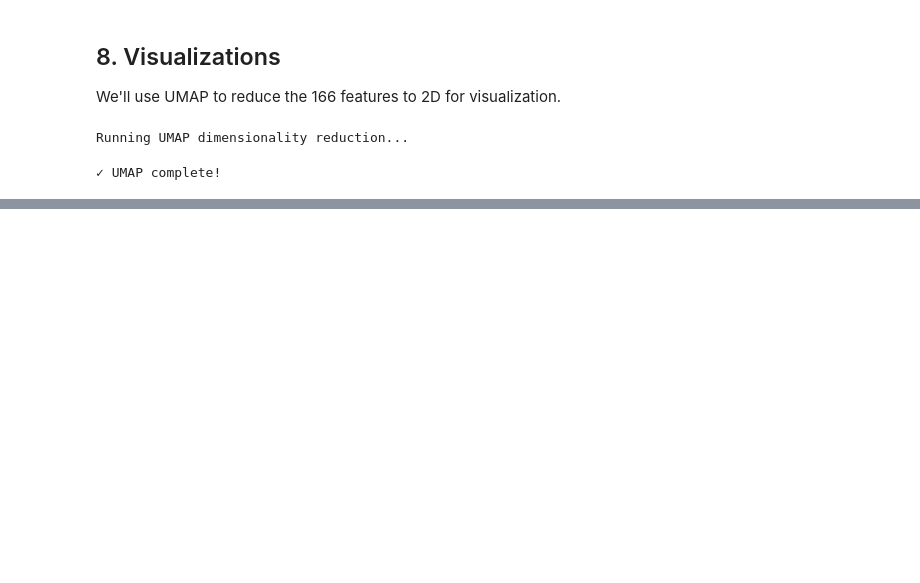
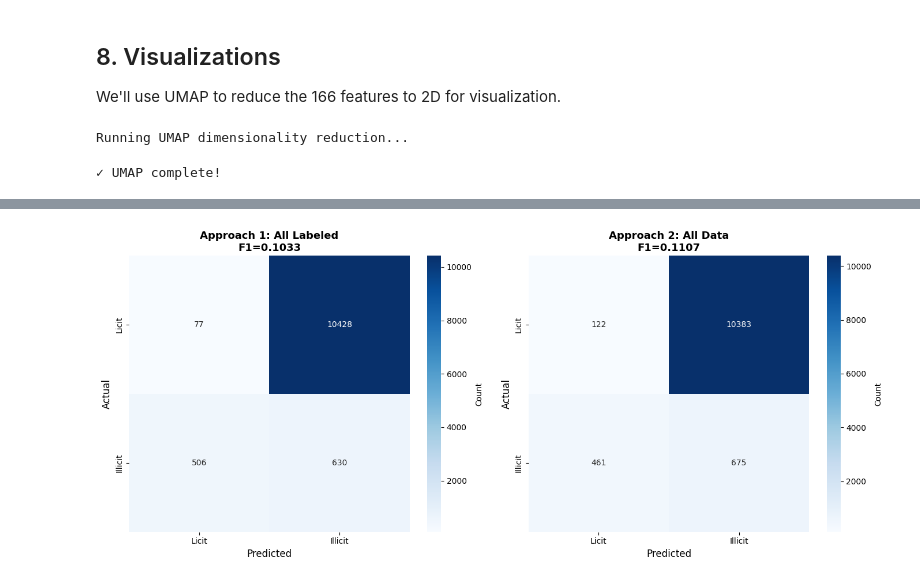
Before and after one commit to JeetG-22/bitcoin-fraud, a Jupyter notebook: notebooks/07_isolation_forest.ipynb, the cells around one changed output, grey strips where cells are left out. Cells and saved outputs as stored; diff of their text form; code cells hidden in the pictures; blank space fills up the shorter version.

```diff
--- a/notebooks/07_isolation_forest.ipynb
+++ b/notebooks/07_isolation_forest.ipynb
@@ -576,0 +625,30 @@ If you're doing this for a class project or research:
+# %%
+# Confusion Matrix Heatmaps with OPTIMIZED predictions
+import seaborn as sns
+
+fig, axes = plt.subplots(1, 2, figsize=(14, 6))
+
+# Approach 1
+sns.heatmap(cm_labeled, annot=True, fmt='d', cmap='Blues',
+            xticklabels=['Licit', 'Illicit'],
+            yticklabels=['Licit', 'Illicit'],
+            cbar_kws={'label': 'Count'}, ax=axes[0])
+axes[0].set_title(f'Approach 1: All Labeled\nF1={metrics_labeled_tuned["f1"]:.4f}',
+                  fontsize=13, fontweight='bold')
+axes[0].set_ylabel('Actual', fontsize=12)
+axes[0].set_xlabel('Predicted', fontsize=12)
+
+# Approach 2
+sns.heatmap(cm_all, annot=True, fmt='d', cmap='Blues',
+            xticklabels=['Licit', 'Illicit'],
+            yticklabels=['Licit', 'Illicit'],
+            cbar_kws={'label': 'Count'}, ax=axes[1])
+axes[1].set_title(f'Approach 2: All Data\nF1={metrics_all_tuned["f1"]:.4f}',
+                  fontsize=13, fontweight='bold')
+axes[1].set_ylabel('Actual', fontsize=12)
+axes[1].set_xlabel('Predicted', fontsize=12)
+
+plt.tight_layout()
+plt.show()
+# %% [output]
+[figure, added]
```
Also changed, not shown: parts of 19 cells of this notebook, 1 other file.
